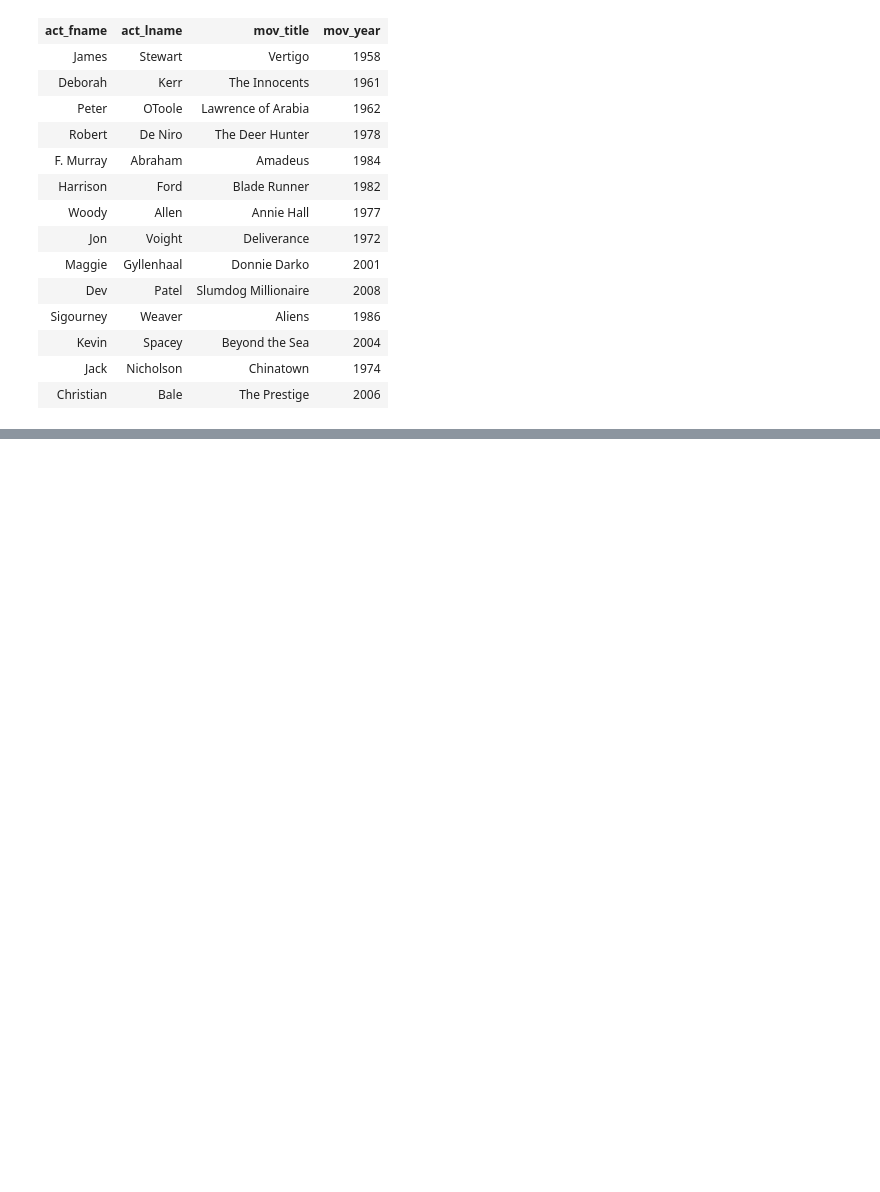
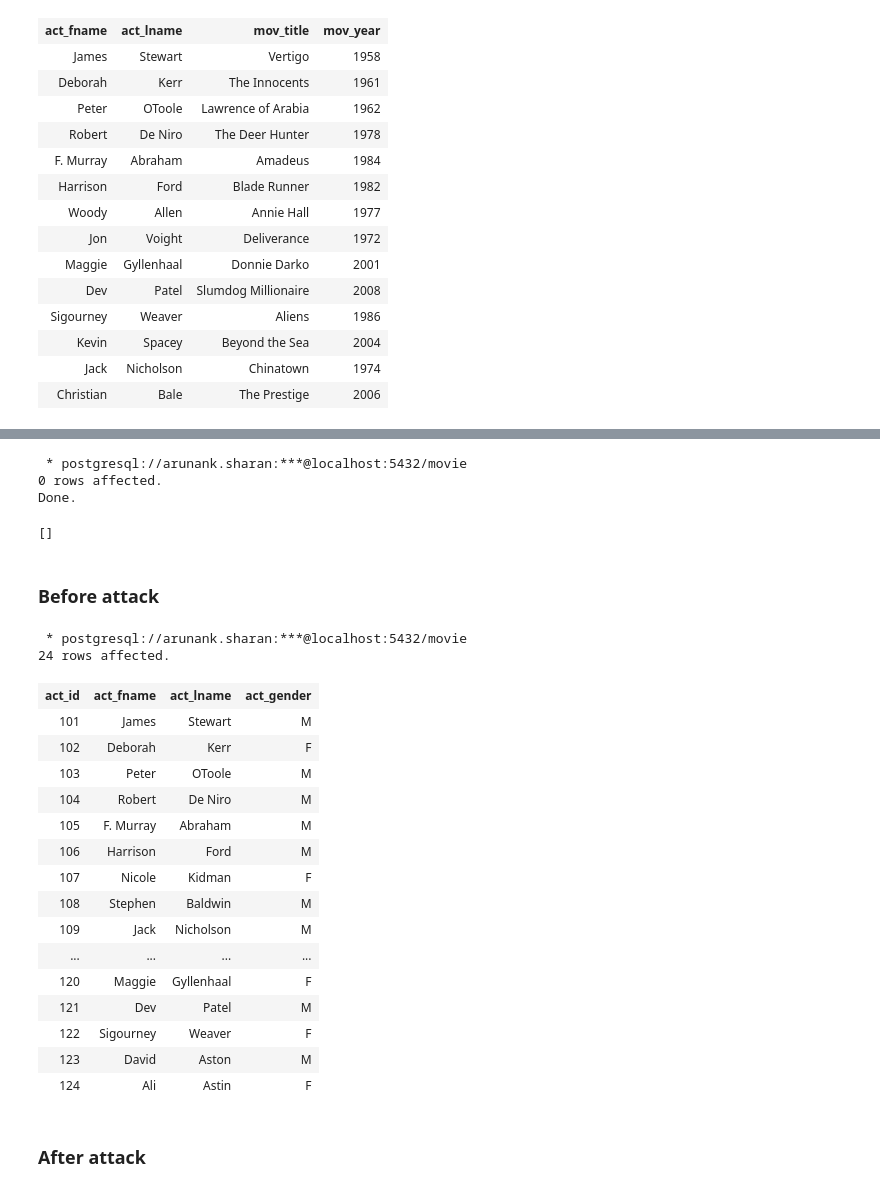
Before and after one commit to arunanksharan/DBMS, a Jupyter notebook: SQL_in_Jupyter_Movie.ipynb, the cells around one changed output, grey strips where cells are left out. Saved outputs shown, nothing was run; the diff lists cells and outputs as text; code cells hidden in the pictures; blank space fills up the shorter version.

Commit message:
Solution added for movie database

```diff
--- a/SQL_in_Jupyter_Movie.ipynb
+++ b/SQL_in_Jupyter_Movie.ipynb
@@ -551,0 +638,34 @@ WHERE mov_year NOT BETWEEN 1990 and 2000;
+# %%
+%%sql
+select * from actor where act_fname= {actor_name_attack};
+# %% [output]
+ * postgresql://arunank.sharan:***@localhost:5432/movie
+0 rows affected.
+Done.
+[]
+# %% [markdown]
+### Before attack
+# %%
+%%sql
+select * from actor;
+# %% [output]
+ * postgresql://arunank.sharan:***@localhost:5432/movie
+24 rows affected.
+| act_id | act_fname | act_lname | act_gender |
+| 101 | James | Stewart | M |
+| 102 | Deborah | Kerr | F |
+| 103 | Peter | OToole | M |
+| 104 | Robert | De Niro | M |
+| 105 | F. Murray | Abraham | M |
+| 106 | Harrison | Ford | M |
+| 107 | Nicole | Kidman | F |
+| 108 | Stephen | Baldwin | M |
+| 109 | Jack | Nicholson | M |
+| ... | ... | ... | ... |
+| 120 | Maggie | Gyllenhaal | F |
+| 121 | Dev | Patel | M |
+| 122 | Sigourney | Weaver | F |
+| 123 | David | Aston | M |
+| 124 | Ali | Astin | F |
+# %% [markdown]
+### After attack
```
Also changed, not shown: parts of 89 cells of this notebook.
